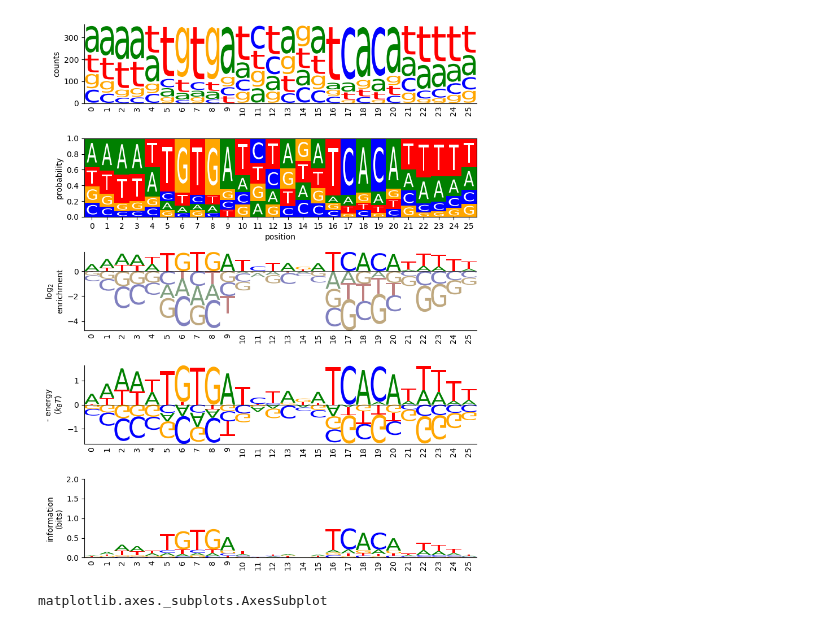
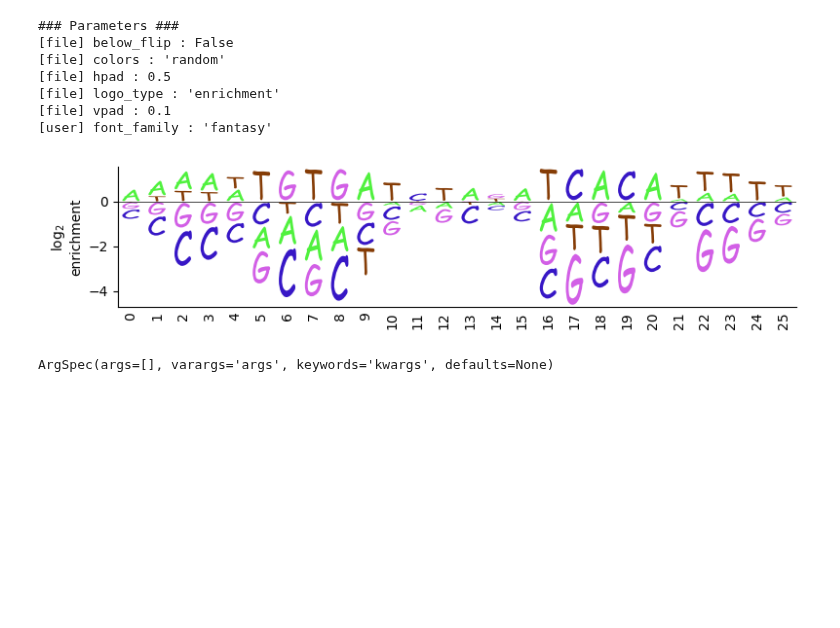
Before and after one commit to jbkinney/logomaker, a Jupyter notebook: test_logo_types.ipynb, the cells around one changed output. Drawn from its saved outputs; the diff is of its cells as text; code cells hidden in the pictures; blank space fills up the shorter version.

Commit message:
Included ability to read parameters_file into make_logo, but I think this was a bad idea.

```diff
--- a/test_logo_types.ipynb
+++ b/test_logo_types.ipynb
@@ -13,41 +13,33 @@ plt.ion()
 # %%
 # Load counts matrix from fasta file
 counts_mat = logomaker.load_alignment(file_name='crp_sites.fasta')
-# %%
-# Make all logo types
-wtseq = 'ATTAATGTGAGTTAGCTCACTCATTA'
-
-counts_logo = logomaker.make_logo(counts_mat, logo_type='counts',
-                                  characters=logomaker.to_dna,
-                                  use_transparency=False,
-                                  hpad=.1, vpad=.1)
-probability_logo = logomaker.make_logo(counts_mat, logo_type='probability',
-                                       alpha=1,
-                                       colors='white',
-                                       boxcolors='classic',
-                                       boxalpha=1,
-                                       axes_style='everything',
-                                       vpad=.5, hpad=.5)
-enrichment_logo = logomaker.make_logo(counts_mat,
-                                      logo_type='enrichment',
-                                      below_flip=False,
-                                      below_shade=.5,
-                                      below_alpha=.5)
-energy_logo = logomaker.make_logo(counts_mat, logo_type='energy')
-information_logo = logomaker.make_logo(counts_mat, logo_type='information')
-
-# Draw logos
-fig, ax_list = plt.subplots(5, figsize=[8,10])
-counts_logo.draw(ax_list[0])
-probability_logo.draw(ax_list[1])
-enrichment_logo.draw(ax_list[2])
-energy_logo.draw(ax_list[3])
-information_logo.draw(ax_list[4])
-
-fig.tight_layout()
-# %% [output]
-[figure, removed]
-# %%
-type(ax_list[0])
-# %% [output]
-matplotlib.axes._subplots.AxesSubplot
+# %%
+# Make all logo types
+wtseq = 'ATTAATGTGAGTTAGCTCACTCATTA'
+
+parameters_txt = """
+logo_type : 'enrichment'
+colors : 'random'
+hpad : .5
+vpad : 0.1
+below_flip : False
+foo : 'bar'
+"""
+with open('parameters.txt','w') as f:
+    f.write(parameters_txt)
+
+probability_logo = logomaker.make_logo(counts_mat, 'parameters.txt',
+                                      font_family = 'fantasy', )
+fig, ax = plt.subplots(figsize=[8,2])
+probability_logo.draw(ax)
+
+fig.tight_layout()
+# %% [output]
+### Parameters ###
+[file] below_flip : False
+[file] colors : 'random'
+[file] hpad : 0.5
+[file] logo_type : 'enrichment'
+[file] vpad : 0.1
+[user] font_family : 'fantasy'
+[figure, added]
@@ -53,0 +48,4 @@ matplotlib.axes._subplots.AxesSubplot
+# %%
+inspect.getargspec(logomaker.make_logo)
+# %% [output]
+ArgSpec(args=[], varargs='args', keywords='kwargs', defaults=None)
```
Also changed, not shown: parts of 1 cell of this notebook, 5 other files.
